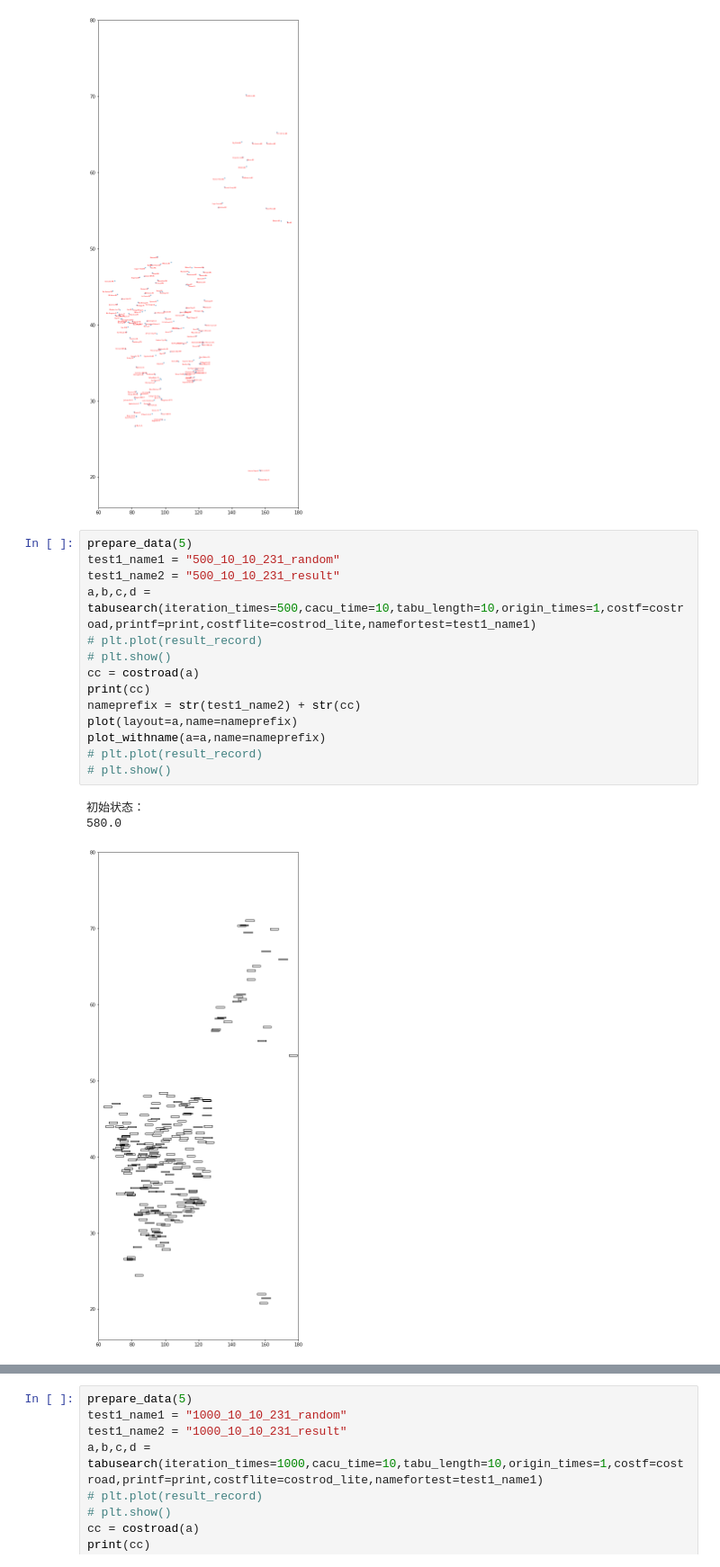
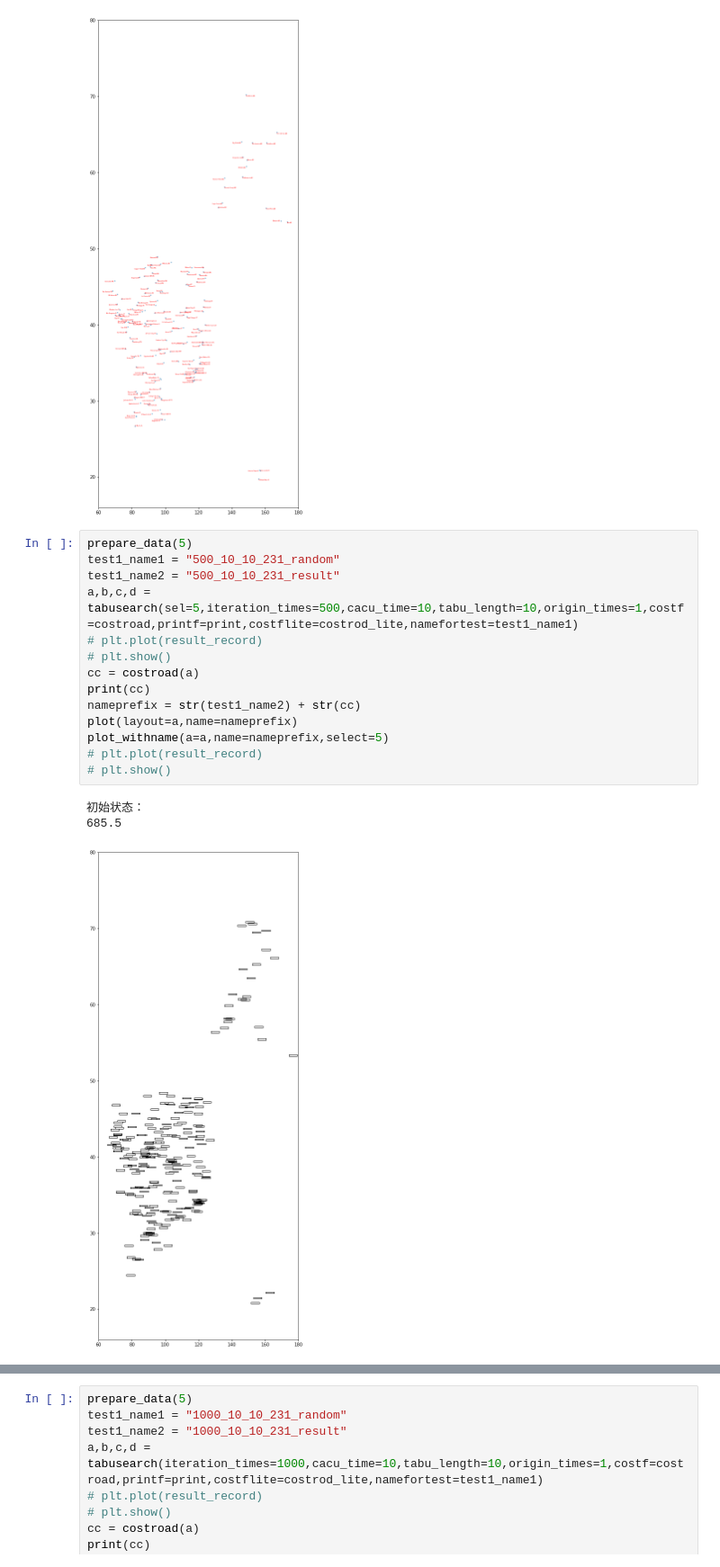
Before and after one commit to Eddiewdy/Eddiewdy-Graduation_Project, a Jupyter notebook: code_implementation/us_cities_1158/tabu_pflp.ipynb, the cells around one changed output, grey strips where cells are left out. Shown at 90% size. Saved outputs shown, nothing was run; the diff lists cells and outputs as text.

```diff
--- a/code_implementation/us_cities_1158/tabu_pflp.ipynb
+++ b/code_implementation/us_cities_1158/tabu_pflp.ipynb
@@ -393,18 +393,18 @@ tabu长度：36
 # %%
 prepare_data(5)
 test1_name1 = "500_10_10_231_random"
 test1_name2 = "500_10_10_231_result"
-a,b,c,d = tabusearch(iteration_times=500,cacu_time=10,tabu_length=10,origin_times=1,costf=costroad,printf=print,costflite=costrod_lite,namefortest=test1_name1)
+a,b,c,d = tabusearch(sel=5,iteration_times=500,cacu_time=10,tabu_length=10,origin_times=1,costf=costroad,printf=print,costflite=costrod_lite,namefortest=test1_name1)
 # plt.plot(result_record)
 # plt.show()
 cc = costroad(a)
 print(cc)
 nameprefix = str(test1_name2) + str(cc)
 plot(layout=a,name=nameprefix)
-plot_withname(a=a,name=nameprefix)
+plot_withname(a=a,name=nameprefix,select=5)
 # plt.plot(result_record)
 # plt.show()
 # %% [output]
 初始状态：
-580.0
+685.5
-[figure, old version]
+[figure, new version]
```
Also changed, not shown: parts of 1 cell of this notebook, 1 other file.
